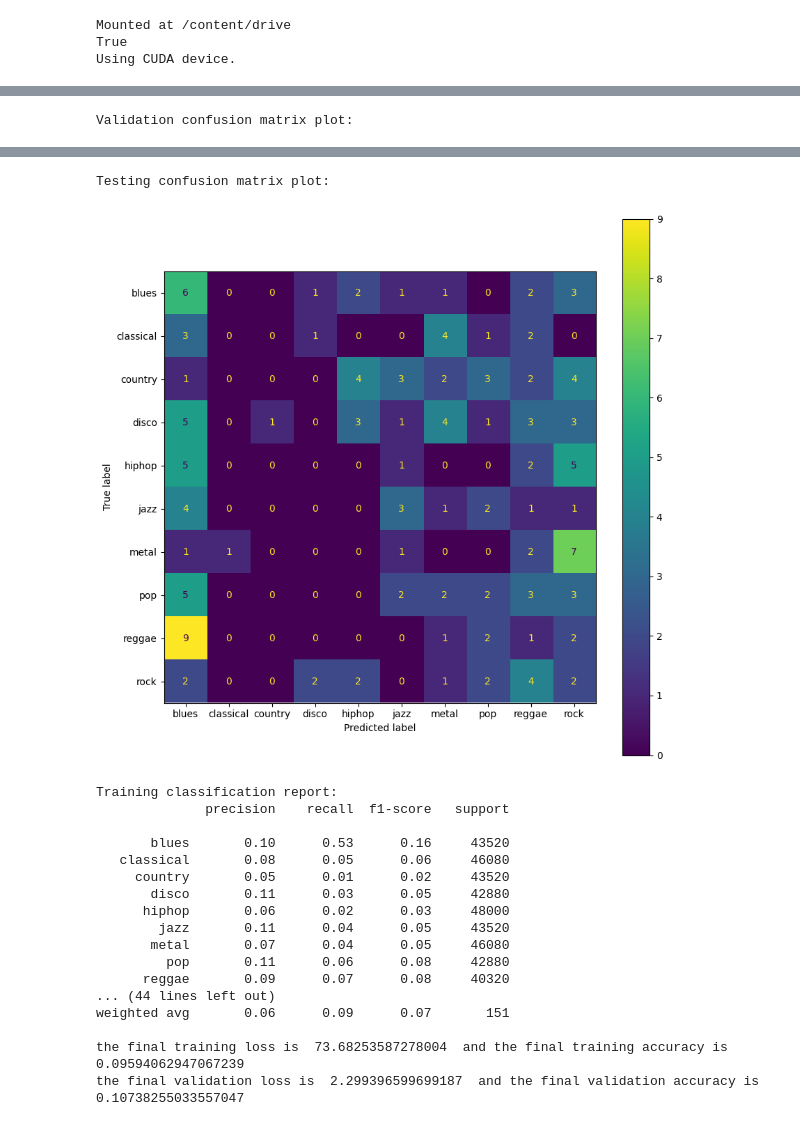
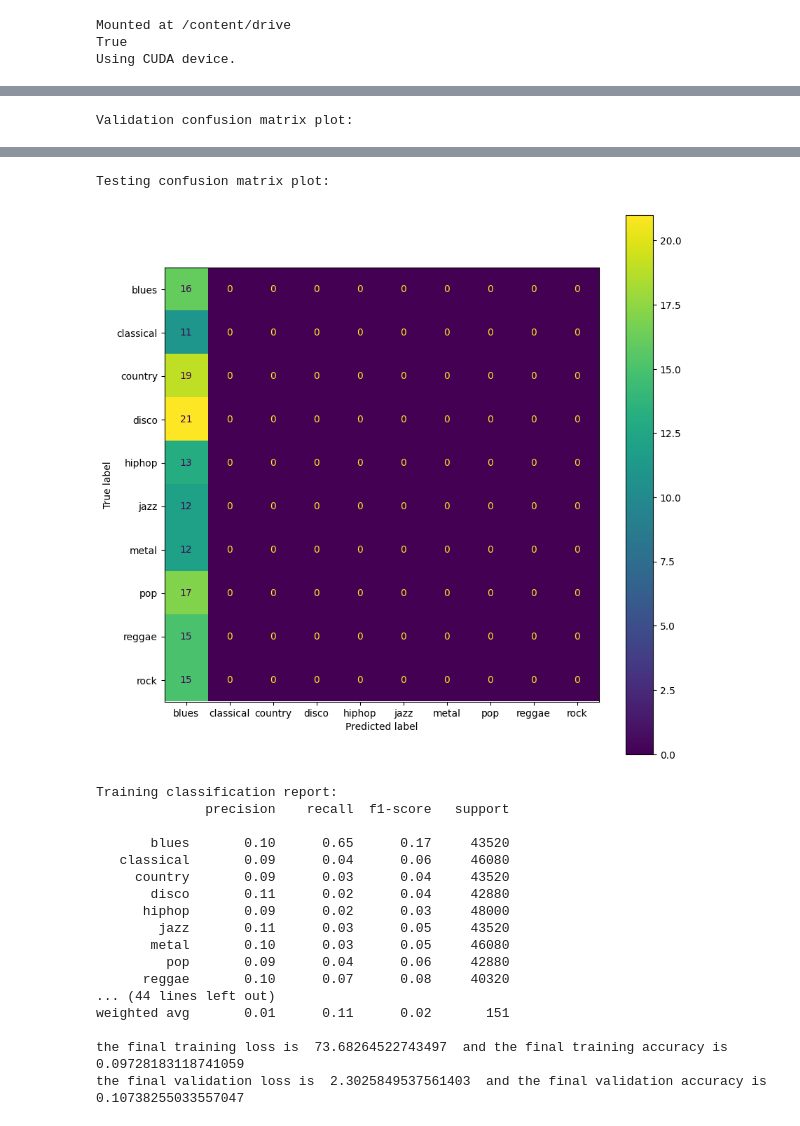
Before and after one commit to abhi4j/SpectrumTune, a Jupyter notebook: notebooks/TurningImagesIntoData2.ipynb, the cells around one changed output, grey strips where cells are left out. Cells and saved outputs as stored; diff of their text form; code cells hidden in the pictures.

```diff
--- a/notebooks/TurningImagesIntoData2.ipynb
+++ b/notebooks/TurningImagesIntoData2.ipynb
@@ -395,8 +395,8 @@ class FirstModel(nn.Module):
     return data
 
 # Set learning rate and weight decay
-learningRateValue = 0.0001
-weightDecay = 10
+learningRateValue = 0.01
+weightDecay = 1
 
 # Set up model and put it on device
 firstModel = FirstModel()
@@ -710,20 +710,20 @@ Validation confusion matrix plot:
 Testing confusion matrix plot:
-[figure, old version]
+[figure, new version]
 Training classification report:
               precision    recall  f1-score   support
 
-       blues       0.10      0.53      0.16     43520
-   classical       0.08      0.05      0.06     46080
-     country       0.05      0.01      0.02     43520
-       disco       0.11      0.03      0.05     42880
-      hiphop       0.06      0.02      0.03     48000
-        jazz       0.11      0.04      0.05     43520
-       metal       0.07      0.04      0.05     46080
-         pop       0.11      0.06      0.08     42880
-      reggae       0.09      0.07      0.08     40320
+       blues       0.10      0.65      0.17     43520
+   classical       0.09      0.04      0.06     46080
+     country       0.09      0.03      0.04     43520
+       disco       0.11      0.02      0.04     42880
+      hiphop       0.09      0.02      0.03     48000
+        jazz       0.11      0.03      0.05     43520
+       metal       0.10      0.03      0.05     46080
+         pop       0.09      0.04      0.06     42880
+      reggae       0.10      0.07      0.08     40320
 ... (44 lines left out)
-weighted avg       0.06      0.09      0.07       151
+weighted avg       0.01      0.11      0.02       151
 
-the final training loss is  73.68253587278004  and the final training accuracy is  0.09594062947067239
-the final validation loss is  2.299396599699187  and the final validation accuracy is  0.10738255033557047
+the final training loss is  73.68264522743497  and the final training accuracy is  0.09728183118741059
+the final validation loss is  2.3025849537561403  and the final validation accuracy is  0.10738255033557047
 [figure]
```
Also changed, not shown: parts of 1 cell of this notebook.
